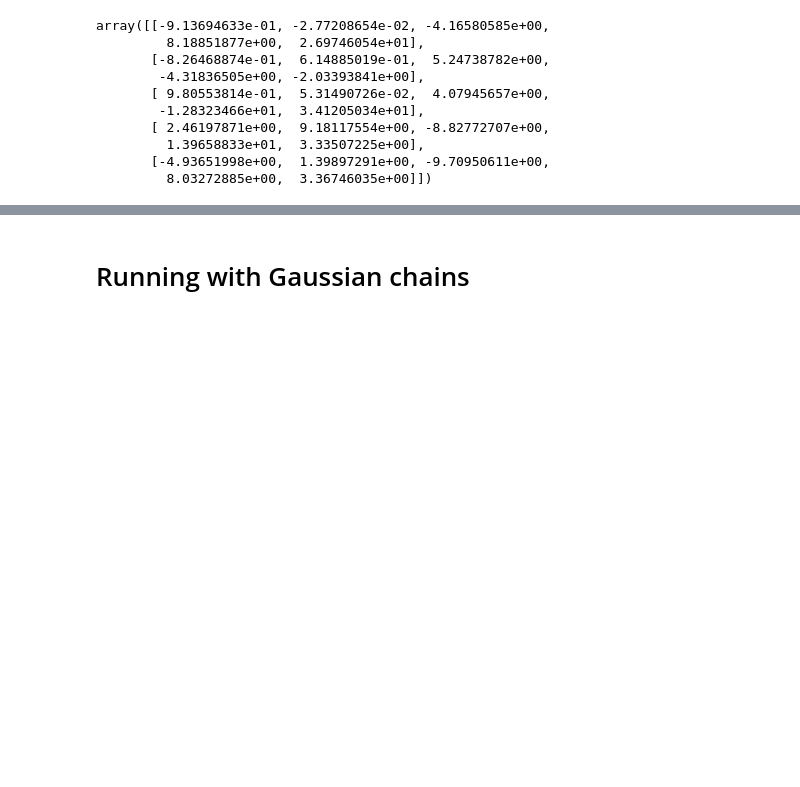
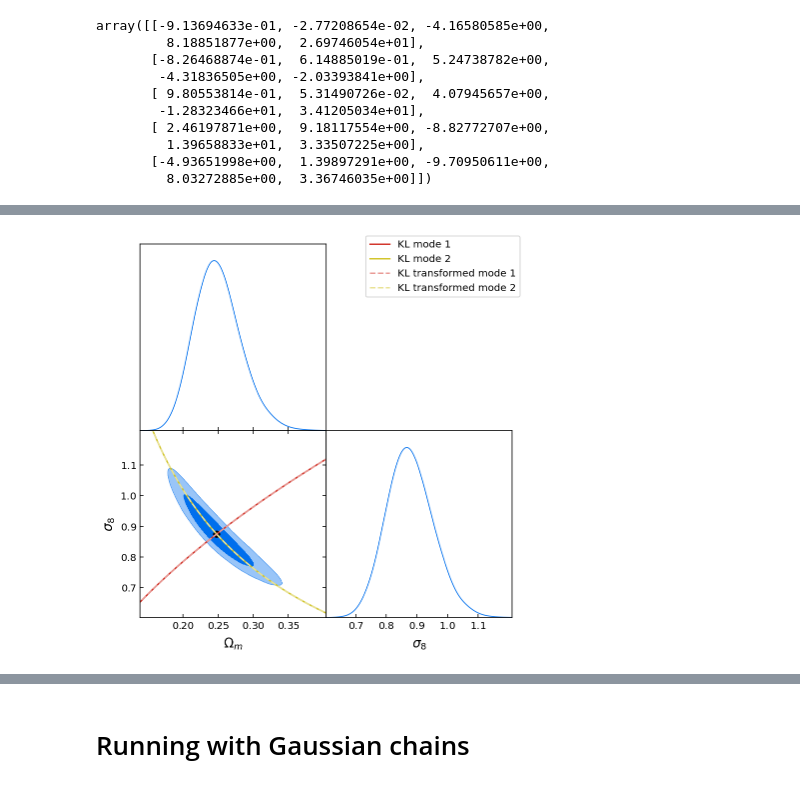
Before and after one commit to tdacunha/CosmoResearch, a Jupyter notebook: Gaussian_measured_parameters.ipynb, the cells around one changed output, grey strips where cells are left out. Drawn from its saved outputs; the diff is of its cells as text; code cells hidden in the pictures; blank space fills up the shorter version.

```diff
--- a/Gaussian_measured_parameters.ipynb
+++ b/Gaussian_measured_parameters.ipynb
@@ -81,6 +80,6 @@ for ch in [chain_gauss, prior_chain_gauss]:
     p = ch.getParams()
     # the original parameters:
     for ind, name in enumerate(g_param_names):
-        ch.addDerived(np.exp(ch.samples[:, ch.index[name]]), name=name.replace('log_',''), label=ch.getParamNames().parWithName(name).label.replace('\\log ',''))
-    #
+        ch.addDerived(np.exp(ch.samples[:, ch.index[name]]), name=str(name).replace('log_',''), label=str(ch.getParamNames().parWithName(name).label).replace('\\log',''))
+    # label=ch.getParamNames().parWithName(name).label.replace('\\log ','')
     ch.updateBaseStatistics()
@@ -87,7 +90,7 @@ for ch in [chain_gauss, prior_chain_gauss]:
 # %%
 # define the parameter transformation:
-A = np.array([[ 1, 0, 0, 0, 0],
-              [-1, 1, 0, 0, 0],
+A = np.array([[ 1, -1, 0, 0, 0],
+              [ 0, 1, 0, 0, 0],
               [ 0, 0, 1, 0, 0],
               [ 0, 0, 0, 1, 0],
               [ 0, 0, 0, 0, 1]])
@@ -118,5 +127,9 @@ KL_eig, KL_eigv = utilities.KL_decomposition(prior_covariance, covariance)
 tilde_KL_eig, tilde_KL_eigv = utilities.KL_decomposition(tilde_prior_covariance, tilde_covariance)
 # %%
 # transform the PCA modes in the original basis:
-np.dot(A.T, tilde_PCA_eigv)
+PCA_eigv_trans =  np.dot(A.T, tilde_PCA_eigv)
+PCA_eig_trans =  np.dot(A.T, tilde_PCA_eig)
+
+print(PCA_eigv_trans)
+print(PCA_eig_trans)
 # %% [output]
@@ -136,4 +153,8 @@ array([[-0.59524505,  0.38720215,  0.24876089,  0.64273883, -0.14409245],
 # %%
 # transform the KL modes in the original basis:
-np.dot(A.T, tilde_KL_eigv)
+KL_eigv_trans = np.dot(A.T, tilde_KL_eigv)
+KL_eig_trans =  np.dot(A.T, tilde_KL_eig)
+
+print(KL_eigv_trans)
+print(KL_eig_trans)
 # %% [output]
@@ -162,0 +190,67 @@ array([[-9.13694633e-01, -2.77208654e-02, -4.16580585e+00,
+# %%
+KL_title_list = ['KL','KL transformed']
+KL_eigv_list = [KL_eigv, KL_eigv_trans]
+KL_eig_list = [KL_eig, KL_eig_trans]
+
+PCA_title_list = ['PCA','PCA transformed']
+PCA_eigv_list = [PCA_eigv, PCA_eigv_trans]
+PCA_eig_list = [PCA_eig, PCA_eig_trans]
+
+ls_list = ['-','--']
+
+param_names_plot = ['omegam','sigma8']
+log_param_names_plot = ['log_'+name for name in param_names_plot]
+
+for title_list, eigv_list in zip([KL_title_list, PCA_title_list], [KL_eigv_list, PCA_eigv_list]):
+    g.triangle_plot([chain_gauss], params=param_names_plot, filled=True)
+
+    for n in range(0,2):
+        title = title_list[n]
+        eigv = eigv_list[n]
+
+        ls = ls_list[n]
+
+
+
+        param_directions = np.linalg.inv(eigv.T)
+
+        # add the modes:
+        for i in range(len(param_names_plot)-1):
+            for j in range(i+1,len(param_names_plot)):
+                ax = g.subplots[j,i]\
+                # get mean:
+                m1, m2 = chain_gauss.getMeans(pars=[chain_gauss.index[name]
+                               for name in [log_param_names_plot[i], log_param_names_plot[j]]])
+                ax.scatter(np.exp(m1), np.exp(m2), color='k')
+
+
+                list_ind = [chain_gauss.index[name]
+                               for name in [log_param_names_plot[i], log_param_names_plot[j]]]
+                i1 = list_ind[0]
+                j1 = list_ind[1]
+                if 'PCA' in title:
+                    eig = PCA_eig_list[n]
+                    inds = np.argsort(eig)
+                    alpha = 10.*np.linspace(-1.,1.,1000) # 3
+                else:
+                    eig = KL_eig_list[n]
+                    inds = (np.argsort(eig)[::-1])
+                    alpha = 100.*np.linspace(-1.,1.,10000) # 3
+
+
+                palette_l = [.5,.75]
+                param_directions_best = ((param_directions.T[inds]).T)[:,:2]
+                for k in [0,1]:
+
+#                     if'PCA' in title:
+#                         param_mag = (eig.T)
+#                         factor = np.sqrt(param_mag[k])
+#                         #alpha *= factor
+#                         param_directions *= np.tile(param_mag.T,np.array([5,1]))
+#                         print(np.shape(param_directions), np.shape(param_mag))
+#                         #print(alpha)
+
+                    ax.plot(np.exp(m1+alpha*(param_directions_best[:,k][i1])), np.exp(m2+alpha*(param_directions_best[:,k][j1])), color=sns.hls_palette(7,l = palette_l[n])[k], label=title+' mode '+str(k+1), ls=ls)
+    g.fig.legend(*ax.get_legend_handles_labels())
+# %% [output]
+[figure, added]
```
Also changed, not shown: parts of 13 cells of this notebook.
